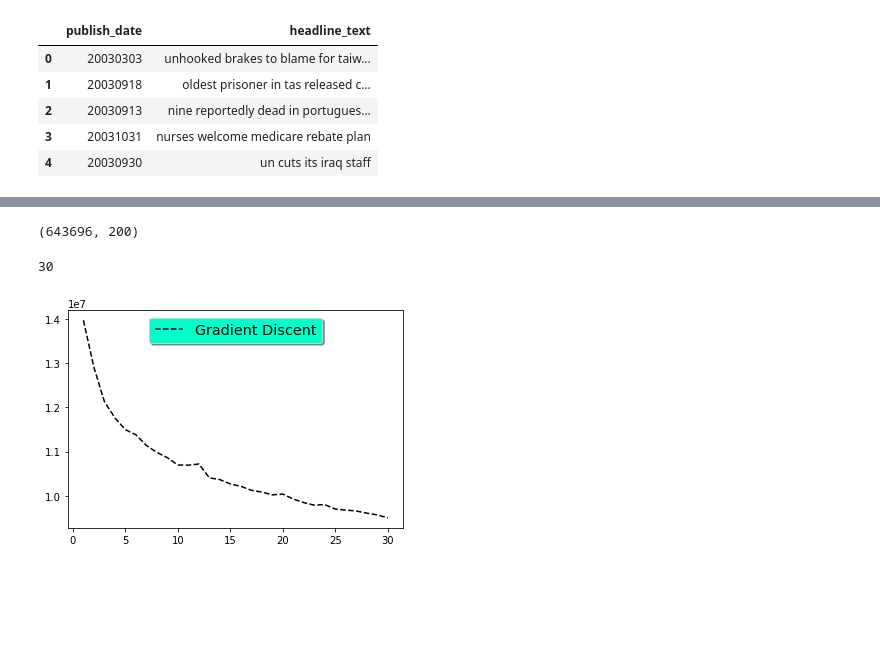
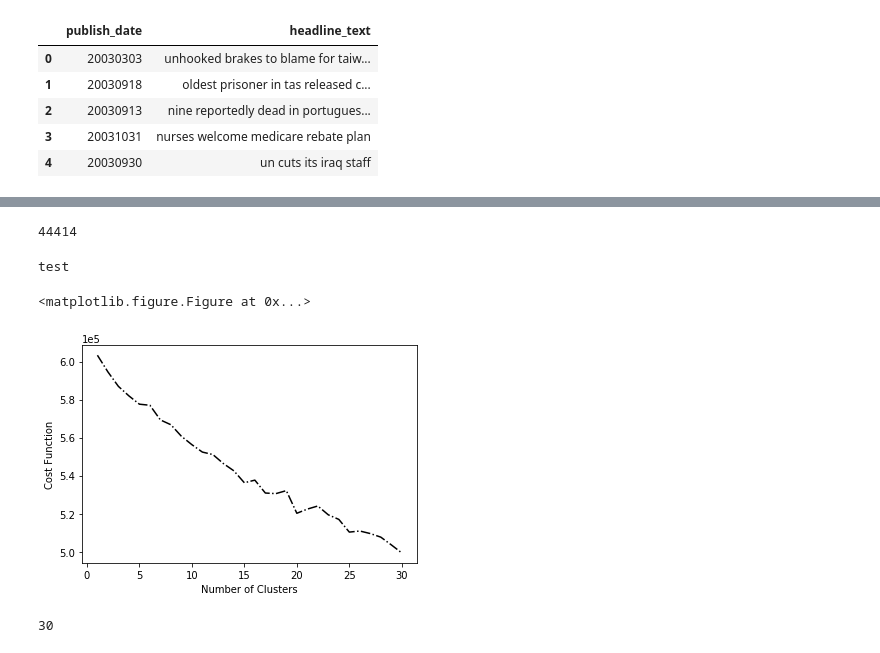
Before and after one commit to osvaldoxdjr/machine-learning-mo444-ic, a Jupyter notebook: Assingment #3/2018s1-mo444-assignment-03/news_unsup.ipynb, the cells around one changed output, grey strips where cells are left out. Cells and saved outputs as stored; diff of their text form; code cells hidden in the pictures; blank space fills up the shorter version.

Commit message:
Code implemented to obtain figures and data

```diff
--- a/Assingment #3/2018s1-mo444-assignment-03/news_unsup.ipynb
+++ b/Assingment #3/2018s1-mo444-assignment-03/news_unsup.ipynb
@@ -48,11 +70,9 @@ def most_freq_words(n_gram, corpus, labels, n_cluster, num_words):
 # %%
 # Separating per years in list
 def sep_years(data, initial_year=2003, final_year=2017):
-    years = np.arange(initial_year,final_year)
-    data_years = []
+    years = np.arange(initial_year,final_year+1)
+    data_years = [data[data['publish_date']//10000 == year] for year in years]
 
-    for year in years:
-        data_years.append(data[data['publish_date']//10000 == year])
     return data_years
 # %%
 # Process raw text (remove stop words, remove punctuation and get root of words)
@@ -79,12 +98,7 @@ data.head()
 data = data.drop_duplicates(['headline_text'])
 # %%
+data = sep_years(data,2009,2011)[2]
+
 corpus = data['headline_text']
-
 corpus = process_text(corpus)
+corpus = remove_empty(corpus)
-# %%
-t = 0
-while '' in corpus:
-    t += 1
-    corpus.remove('')
-
-print(t)
@@ -143,39 +151,56 @@ for sentence_token in corpus_token:
     feat_mean = np.average(X_sentence, axis=0)
     X.append(feat_mean/np.max(feat_mean))
     X_sentence = []
-
-print(np.shape(X))
 # %% [output]
-(643696, 200)
+44414
+# %%
+n_clusters = 30
+lst_clust = []
+cost_function = []
+
+X = [X_4]
+
+lst_clust = np.arange(1,n_clusters+1)
+y_final = []
+
+trace = ['k-.']
+chart_name = ['4-char-gram']
+
+for j in range(len(X)):
+    for i in range(1, n_clusters+1):
+        print(i ,end='\r')
+        km = KMeans(n_clusters=i, init='k-means++', max_iter=100)
+        km.fit(X[j])
+        cost_function.append(km.inertia_)
+    y_final.append(cost_function)
+    cost_function = []
+    print('test')
+    plt.figure()
+    fig, ax = plt.subplots()
+    ax.plot(lst_clust, y_final[0], trace[j], label=chart_name[j])
+    ax.yaxis.get_major_formatter().set_powerlimits((0, 1))
+
+    plt.ylabel('Cost Function')
+    plt.xlabel('Number of Clusters')
+    plt.savefig(chart_name[j])
+# %% [output]
+test
+<matplotlib.figure.Figure at 0x...>
+[figure, added]
 # %%
-n_clusters = 30
+n_clusters  = 30
 lst_clust = []
 cost_function = []
+metric = []
 
 
-#reduced_data = TruncatedSVD(n_components=100).fit_transform(X_4)
-#print(np.shape(reduced_data))
 
-#reduced_data = Normalizer(copy=False).fit_transform(reduced_data)
-
-
-for i in range(1, n_clusters+1):
+for i in range(2, n_clusters+1):
     print(i ,end='\r')
     km = MiniBatchKMeans(n_clusters=i, init='k-means++',n_init=1, max_iter=100)
     km.fit(X)
+    metric.append(metrics.silhouette_score(X, km.labels_,sample_size=3000))
     lst_clust.append(i)
     cost_function.append(km.inertia_)
-
-# Create plots with pre-defined labels.
-fig, ax = plt.subplots()
-ax.plot(lst_clust, cost_function, 'k--', label='Gradient Discent')
-
-legend = ax.legend(loc='upper center', shadow=True, fontsize='x-large')
-
-# Put a nicer background color on the legend.
-legend.get_frame().set_facecolor('#00FFCC')
-
-plt.show()
 # %% [output]
 30
-[figure, removed]
```
Also changed, not shown: parts of 16 cells of this notebook.
